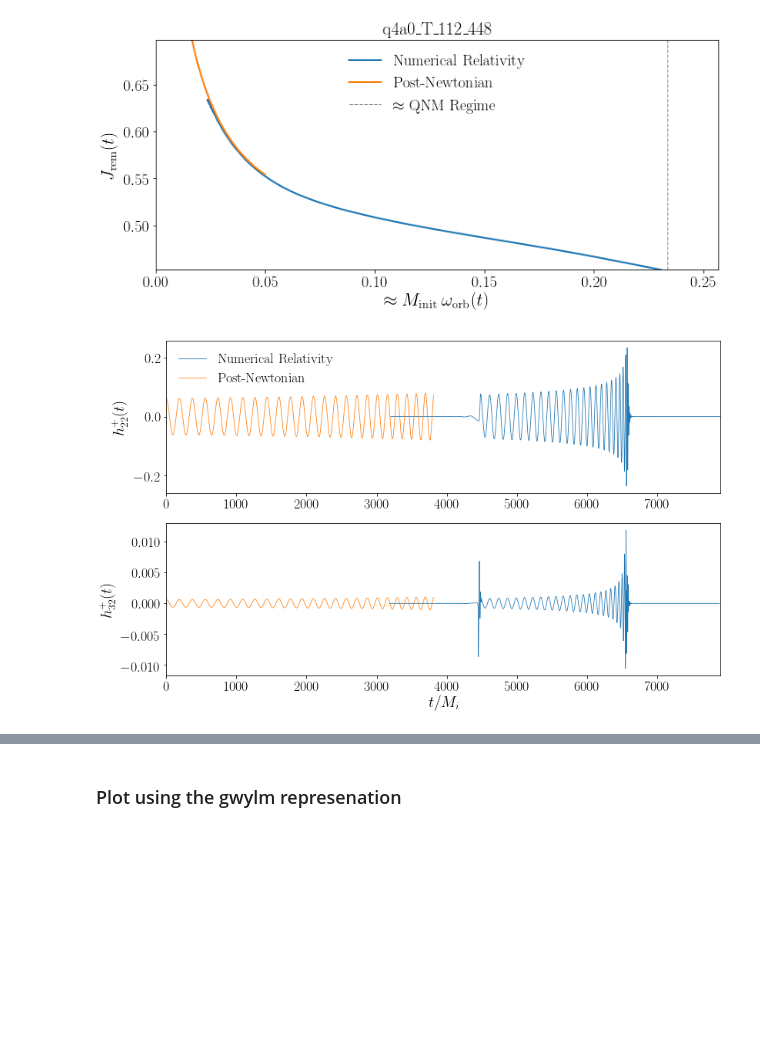
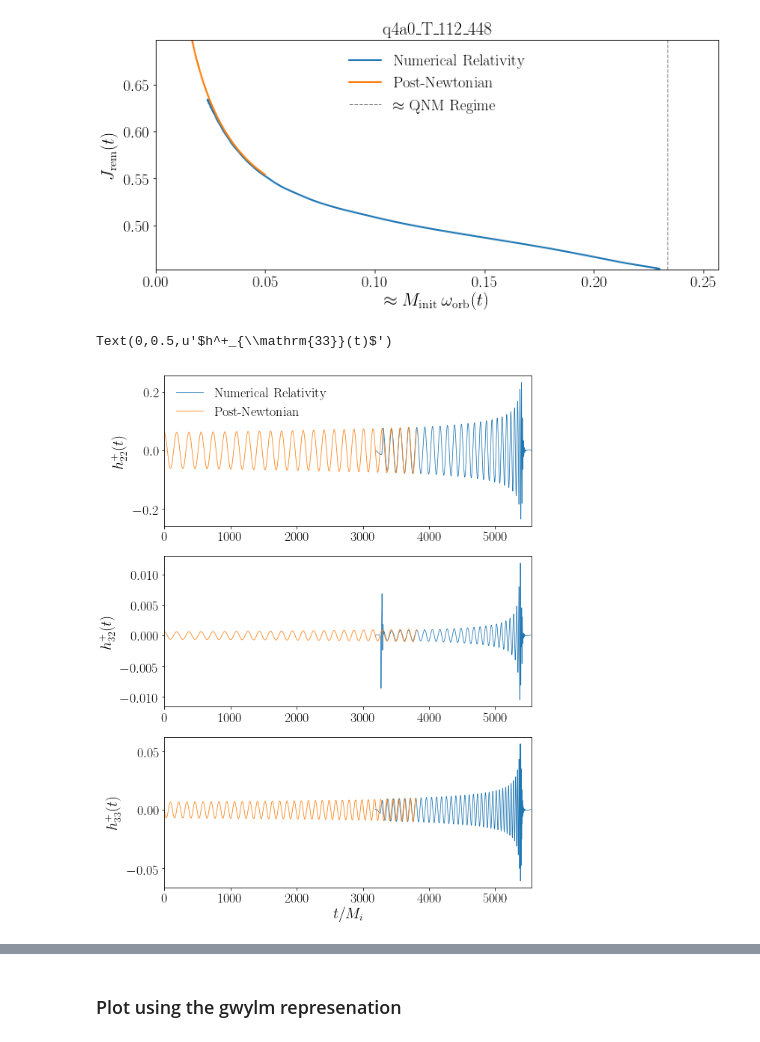
Before and after one commit to llondon6/koalas, a Jupyter notebook: factory/pn_dev.ipynb, the cells around one changed output, grey strips where cells are left out. Saved outputs shown, nothing was run; the diff lists cells and outputs as text; code cells hidden in the pictures; blank space fills up the shorter version.

```diff
--- a/factory/pn_dev.ipynb
+++ b/factory/pn_dev.ipynb
@@ -131,31 +138,40 @@ savefig('/Users/book/KOALA/kerr_dev/projects/spheroidal_imr/gallery/pn_j_rem_%s.
 # %%
 
 #
-fig = figure( figsize=2*figaspect(0.62) )
+fig = figure( figsize=2.2*figaspect(1.43) )
 
 t_shift = 3200
 y_t = y.t+t_shift
 xl = lim( hstack([y_t,foo.t]) )
 msk = (foo.wM<=1.05*y.lm[2,2]['strain'].dphi[y.remnant['mask']][0]/2) & (foo.wM>=0.7*y.lm[2,2]['strain'].dphi[y.remnant['mask']][0]/2)
 
 #
-subplot(2,1,1)
+subplot(3,1,1)
 plot( y_t, y.lm[2,2]['strain'].y.real, label='Numerical Relativity' )
 plot( foo.t[msk], foo.h[2,2].real[msk], label='Post-Newtonian' )
 legend()
 xlim(xl)
 ylabel('$h^+_{\mathrm{22}}(t)$')
 
 #
-subplot(2,1,2)
+subplot(3,1,2)
 plot( y_t-15, y.lm[3,2]['strain'].y.real ) # the "-15" is an ad-hoc cludge only for the purpose of making a plot quickly!
 plot( foo.t[msk], foo.h[3,2].real[msk] )
-xlabel('$t/M_{i}$')
 legend()
 xlim(xl)
 ylabel('$h^+_{\mathrm{32}}(t)$')
 
 #
-savefig('/Users/book/KOALA/kerr_dev/projects/spheroidal_imr/gallery/pn_nr_ht_22_32_%s.pdf'%y.simname)
+subplot(3,1,3)
+plot( y_t-15, y.lm[3,3]['strain'].y.real ) # the "-15" is an ad-hoc cludge only for the purpose of making a plot quickly!
+plot( foo.t[msk], foo.h[3,3].real[msk] )
+xlabel('$t/M_{i}$')
+legend()
+xlim(xl)
+ylabel('$h^+_{\mathrm{33}}(t)$')
+
+#
+# savefig('/Users/book/KOALA/kerr_dev/projects/spheroidal_imr/gallery/pn_nr_ht_22_32_%s.pdf'%y.simname)
 # %% [output]
+Text(0,0.5,u'$h^+_{\\mathrm{33}}(t)$')
-[figure, old version]
+[figure, new version]
```
Also changed, not shown: parts of 3 cells of this notebook, 3 other files.
